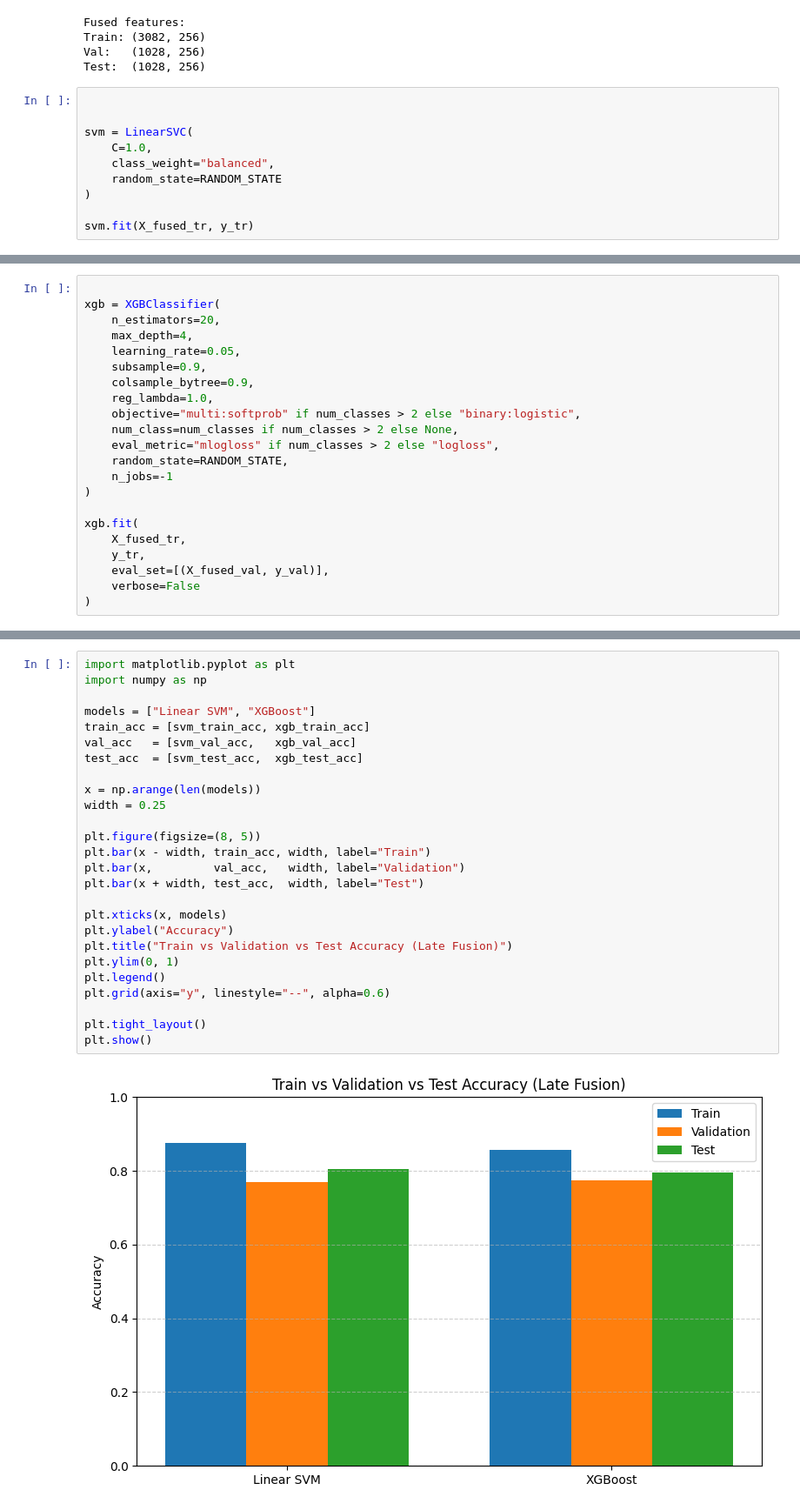
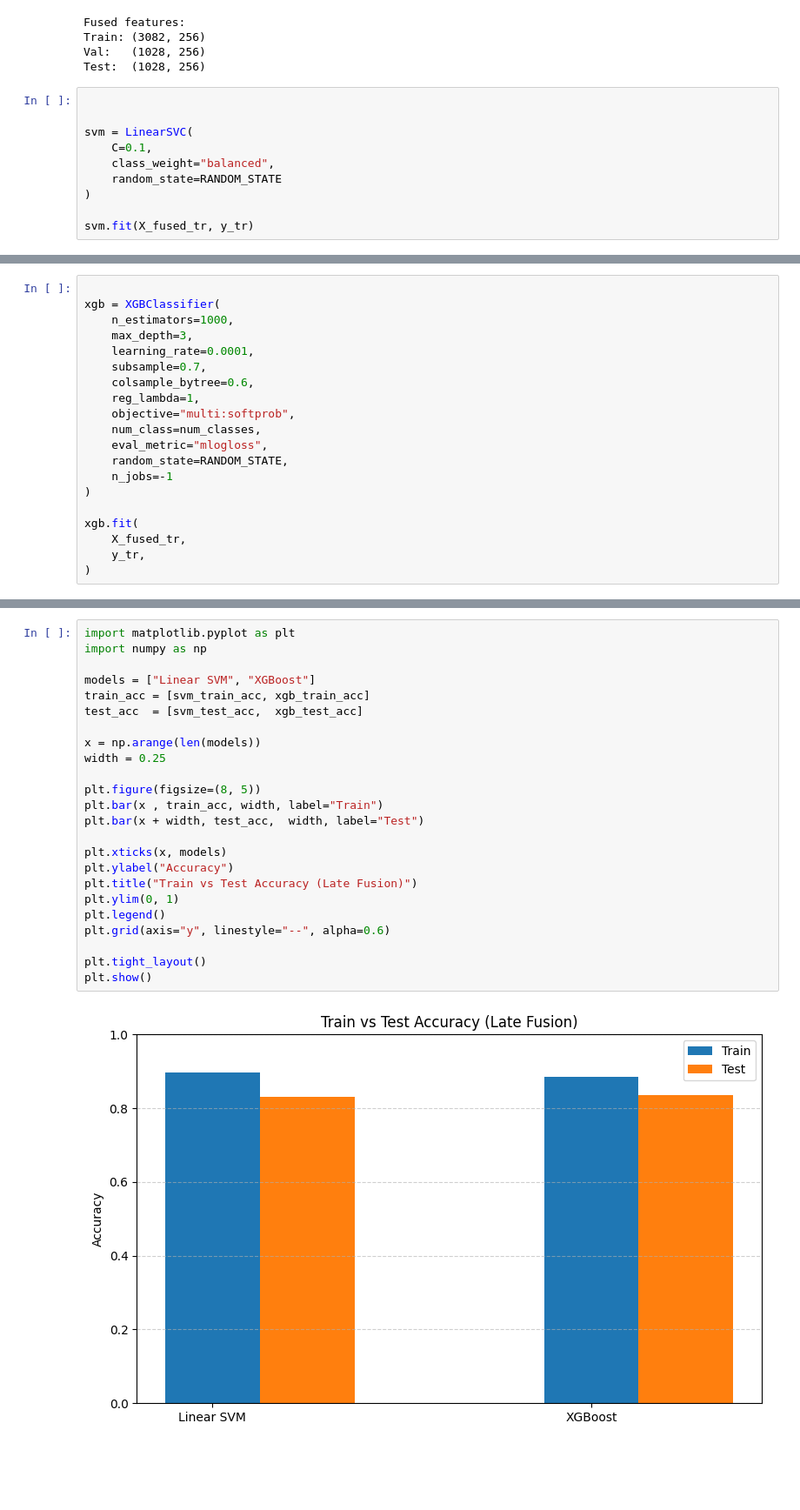
Before and after one commit to omaramin-77/Smart-Food-Guardian, a Jupyter notebook: model1.ipynb, the cells around one changed output, grey strips where cells are left out. Shown: that part at 87% size. Cells and saved outputs as stored; diff of their text form; blank space fills up the shorter version.

```diff
--- a/model1.ipynb
+++ b/model1.ipynb
@@ -431,7 +437,7 @@ Test:  (1028, 256)
 
 
 svm = LinearSVC(
-    C=1.0,
+    C=0.1,
     class_weight="balanced",
     random_state=RANDOM_STATE
 )
@@ -473,15 +476,15 @@ weighted avg       0.80      0.80      0.80      1028
 # %%
 
 xgb = XGBClassifier(
-    n_estimators=20,
-    max_depth=4,
-    learning_rate=0.05,
-    subsample=0.9,
-    colsample_bytree=0.9,
-    reg_lambda=1.0,
-    objective="multi:softprob" if num_classes > 2 else "binary:logistic",
-    num_class=num_classes if num_classes > 2 else None,
-    eval_metric="mlogloss" if num_classes > 2 else "logloss",
+    n_estimators=1000,
+    max_depth=3,
+    learning_rate=0.0001,
+    subsample=0.7,
+    colsample_bytree=0.6,
+    reg_lambda=1,
+    objective="multi:softprob",
+    num_class=num_classes,
+    eval_metric="mlogloss",
     random_state=RANDOM_STATE,
     n_jobs=-1
 )
@@ -489,8 +492,6 @@ xgb = XGBClassifier(
 xgb.fit(
     X_fused_tr,
     y_tr,
-    eval_set=[(X_fused_val, y_val)],
-    verbose=False
 )
 # %% [output]
 XGBClassifier(base_score=None, booster=None, callbacks=None,
@@ -547,28 +542,26 @@ xgb_test_acc  = accuracy_score(y_te, xgb.predict(X_fused_te))
 # %%
 import matplotlib.pyplot as plt
 import numpy as np
 
 models = ["Linear SVM", "XGBoost"]
 train_acc = [svm_train_acc, xgb_train_acc]
-val_acc   = [svm_val_acc,   xgb_val_acc]
 test_acc  = [svm_test_acc,  xgb_test_acc]
 
 x = np.arange(len(models))
 width = 0.25
 
 plt.figure(figsize=(8, 5))
-plt.bar(x - width, train_acc, width, label="Train")
-plt.bar(x,         val_acc,   width, label="Validation")
+plt.bar(x , train_acc, width, label="Train")
 plt.bar(x + width, test_acc,  width, label="Test")
 
 plt.xticks(x, models)
 plt.ylabel("Accuracy")
-plt.title("Train vs Validation vs Test Accuracy (Late Fusion)")
+plt.title("Train vs Test Accuracy (Late Fusion)")
 plt.ylim(0, 1)
 plt.legend()
 plt.grid(axis="y", linestyle="--", alpha=0.6)
 
 plt.tight_layout()
 plt.show()
 # %% [output]
-[figure, old version]
+[figure, new version]
```
Also changed, not shown: parts of 6 cells of this notebook.
